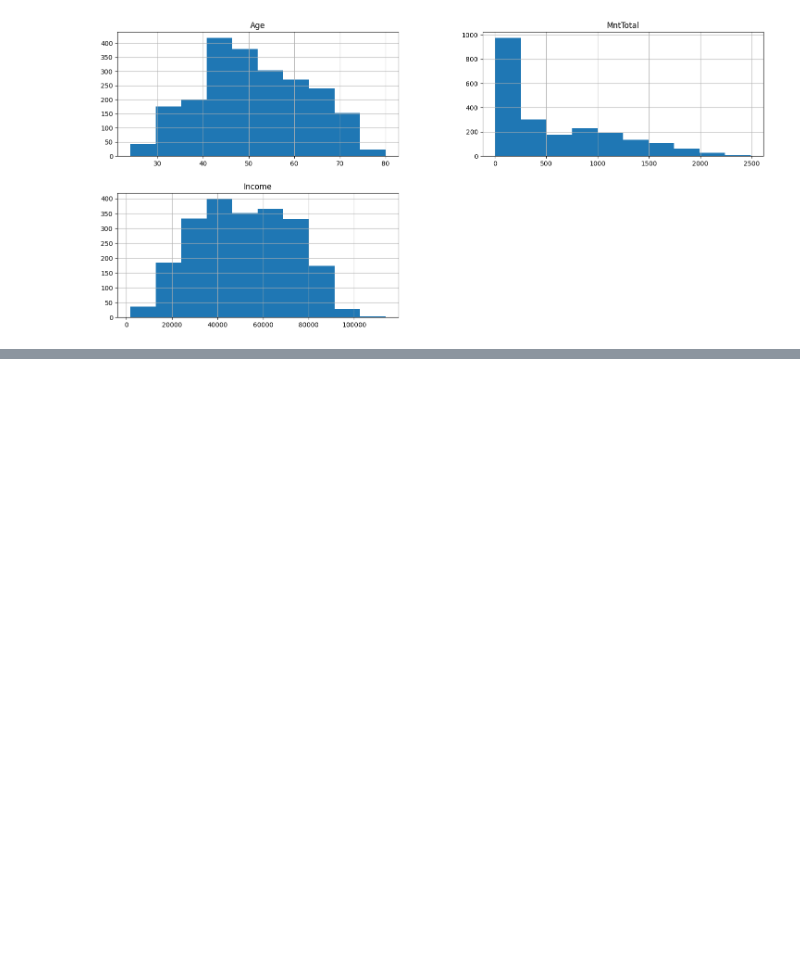
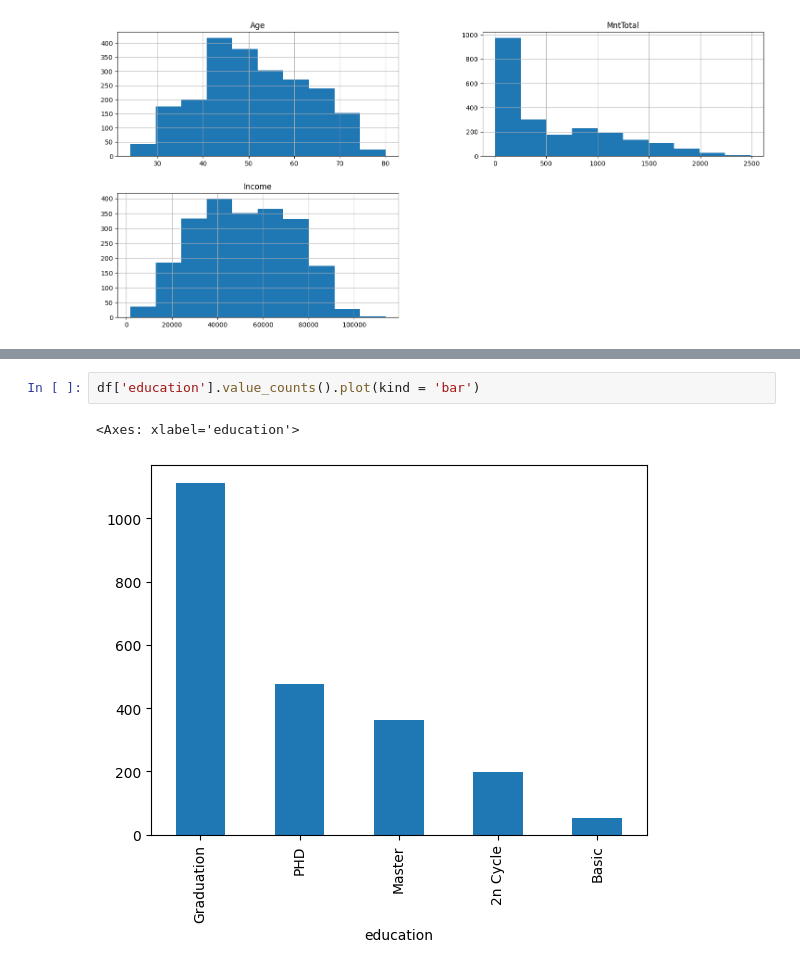
Before and after one commit to evertonenrico/Ifood_Insights, a Jupyter notebook: Ifood_Dataset/Import_DataSet_Ifood.ipynb, the cells around one changed output, grey strips where cells are left out. Cells and saved outputs as stored; diff of their text form; blank space fills up the shorter version.

```diff
--- a/Ifood_Dataset/Import_DataSet_Ifood.ipynb
+++ b/Ifood_Dataset/Import_DataSet_Ifood.ipynb
@@ -299,0 +305,5 @@ array([[<Axes: title={'center': 'Age'}>,
+# %%
+df['education'].value_counts().plot(kind = 'bar')
+# %% [output]
+<Axes: xlabel='education'>
+[figure, added]
```
Also changed, not shown: parts of 2 cells of this notebook.
